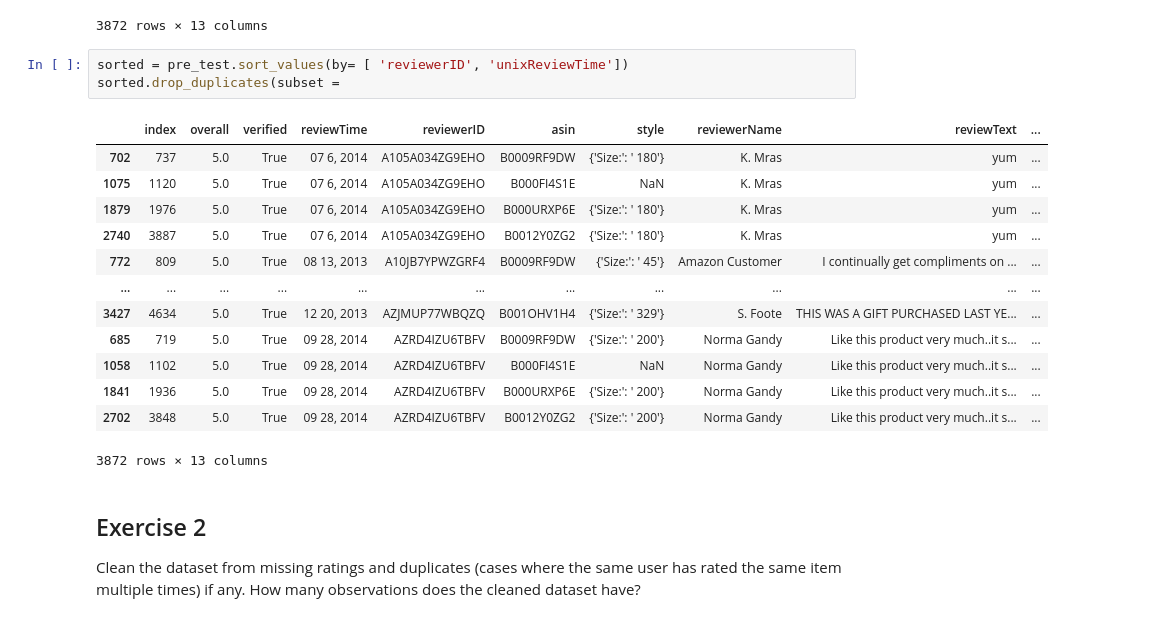
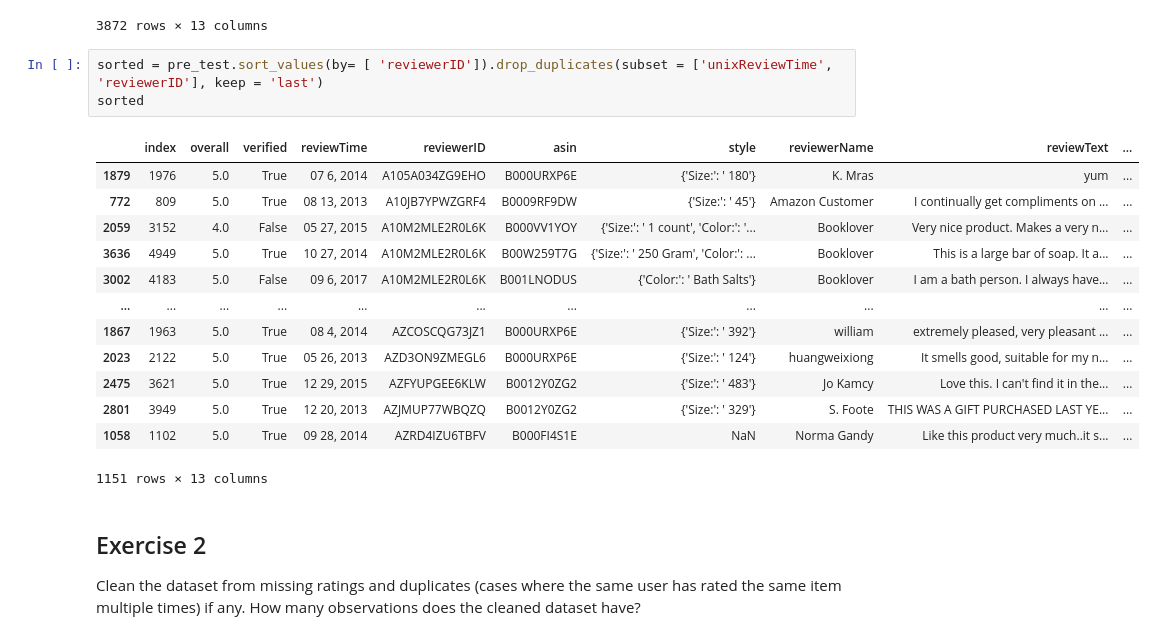
Before and after one commit to vlr112/WebScicence_FinalProject, a Jupyter notebook: labs/session_1/Session_1.ipynb, the cells around one changed output. Drawn from its saved outputs; the diff is of its cells as text.

```diff
--- a/labs/session_1/Session_1.ipynb
+++ b/labs/session_1/Session_1.ipynb
@@ -158,22 +158,22 @@ pre_test
 | 3871 | 5268 | 5.0 | True | 08 23, 2018 | AUX122XW8ONG6 | B01DLR9IDI | {'Design:': ' ETA-C4893097E9'} | Amzon Customer | This is the first eye gel/cream t... | ... |
 3872 rows × 13 columns
 # %%
-sorted = pre_test.sort_values(by= [ 'reviewerID', 'unixReviewTime'])
-sorted.drop_duplicates(subset =
+sorted = pre_test.sort_values(by= [ 'reviewerID']).drop_duplicates(subset = ['unixReviewTime', 'reviewerID'], keep = 'last')
+sorted
 # %% [output]
 |  | index | overall | verified | reviewTime | reviewerID | asin | style | reviewerName | reviewText | ... |
-| 702 | 737 | 5.0 | True | 07 6, 2014 | A105A034ZG9EHO | B0009RF9DW | {'Size:': ' 180'} | K. Mras | yum | ... |
-| 1075 | 1120 | 5.0 | True | 07 6, 2014 | A105A034ZG9EHO | B000FI4S1E | NaN | K. Mras | yum | ... |
 | 1879 | 1976 | 5.0 | True | 07 6, 2014 | A105A034ZG9EHO | B000URXP6E | {'Size:': ' 180'} | K. Mras | yum | ... |
-| 2740 | 3887 | 5.0 | True | 07 6, 2014 | A105A034ZG9EHO | B0012Y0ZG2 | {'Size:': ' 180'} | K. Mras | yum | ... |
 | 772 | 809 | 5.0 | True | 08 13, 2013 | A10JB7YPWZGRF4 | B0009RF9DW | {'Size:': ' 45'} | Amazon Customer | I continually get compliments on ... | ... |
+| 2059 | 3152 | 4.0 | False | 05 27, 2015 | A10M2MLE2R0L6K | B000VV1YOY | {'Size:': ' 1 count', 'Color:': '... | Booklover | Very nice product. Makes a very n... | ... |
+| 3636 | 4949 | 5.0 | True | 10 27, 2014 | A10M2MLE2R0L6K | B00W259T7G | {'Size:': ' 250 Gram', 'Color:': ... | Booklover | This is a large bar of soap. It a... | ... |
+| 3002 | 4183 | 5.0 | False | 09 6, 2017 | A10M2MLE2R0L6K | B001LNODUS | {'Color:': ' Bath Salts'} | Booklover | I am a bath person. I always have... | ... |
 | ... | ... | ... | ... | ... | ... | ... | ... | ... | ... | ... |
-| 3427 | 4634 | 5.0 | True | 12 20, 2013 | AZJMUP77WBQZQ | B001OHV1H4 | {'Size:': ' 329'} | S. Foote | THIS WAS A GIFT PURCHASED LAST YE... | ... |
-| 685 | 719 | 5.0 | True | 09 28, 2014 | AZRD4IZU6TBFV | B0009RF9DW | {'Size:': ' 200'} | Norma Gandy | Like this product very much..it s... | ... |
+| 1867 | 1963 | 5.0 | True | 08 4, 2014 | AZCOSCQG73JZ1 | B000URXP6E | {'Size:': ' 392'} | william | extremely pleased, very pleasant ... | ... |
+| 2023 | 2122 | 5.0 | True | 05 26, 2013 | AZD3ON9ZMEGL6 | B000URXP6E | {'Size:': ' 124'} | huangweixiong | It smells good, suitable for my n... | ... |
+| 2475 | 3621 | 5.0 | True | 12 29, 2015 | AZFYUPGEE6KLW | B0012Y0ZG2 | {'Size:': ' 483'} | Jo Kamcy | Love this. I can't find it in the... | ... |
+| 2801 | 3949 | 5.0 | True | 12 20, 2013 | AZJMUP77WBQZQ | B0012Y0ZG2 | {'Size:': ' 329'} | S. Foote | THIS WAS A GIFT PURCHASED LAST YE... | ... |
 | 1058 | 1102 | 5.0 | True | 09 28, 2014 | AZRD4IZU6TBFV | B000FI4S1E | NaN | Norma Gandy | Like this product very much..it s... | ... |
-| 1841 | 1936 | 5.0 | True | 09 28, 2014 | AZRD4IZU6TBFV | B000URXP6E | {'Size:': ' 200'} | Norma Gandy | Like this product very much..it s... | ... |
-| 2702 | 3848 | 5.0 | True | 09 28, 2014 | AZRD4IZU6TBFV | B0012Y0ZG2 | {'Size:': ' 200'} | Norma Gandy | Like this product very much..it s... | ... |
-3872 rows × 13 columns
+1151 rows × 13 columns
 # %% [markdown]
 ## Exercise 2
 Clean the dataset from missing ratings and duplicates (cases where the same user has rated the same item multiple times) if any. How many observations does the cleaned dataset have?
```
